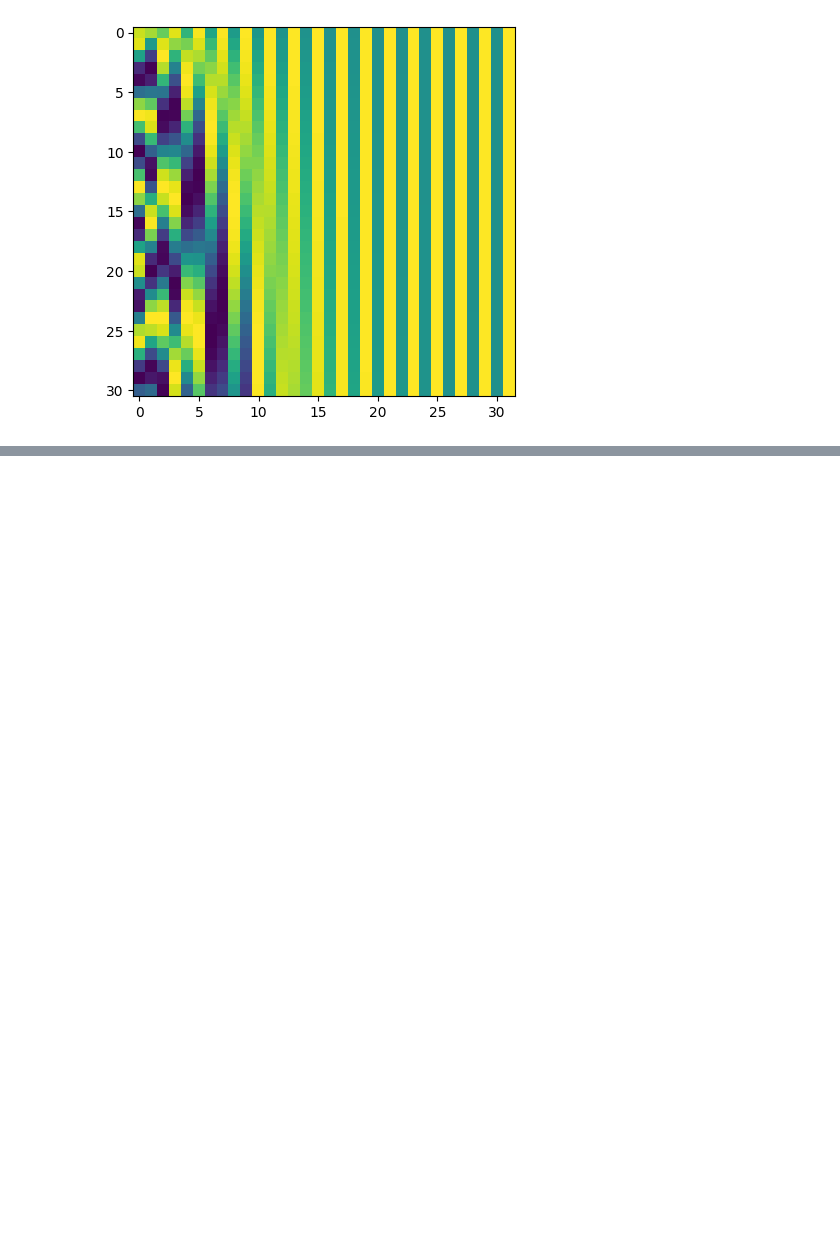
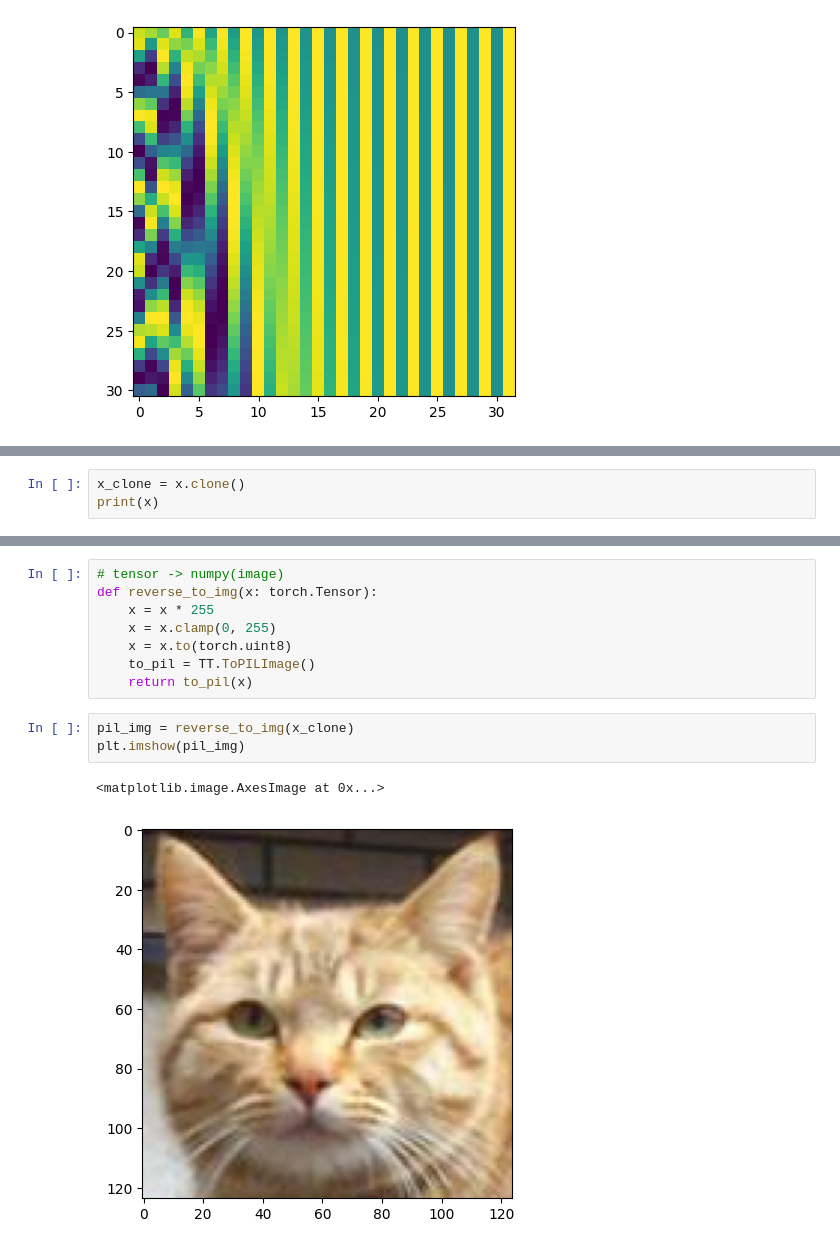
Before and after one commit to inoueshinichi/Book_ZeroDeepLearning5, a Jupyter notebook: diffusion.ipynb, the cells around one changed output, grey strips where cells are left out. Cells and saved outputs as stored; diff of their text form; blank space fills up the shorter version.

```diff
--- a/diffusion.ipynb
+++ b/diffusion.ipynb
@@ -140,0 +284,3 @@ plt.imshow(spe.numpy())
+# %%
+x_clone = x.clone()
+print(x)
@@ -140,0 +305,14 @@ plt.imshow(spe.numpy())
+# %%
+# tensor -> numpy(image)
+def reverse_to_img(x: torch.Tensor):
+    x = x * 255
+    x = x.clamp(0, 255)
+    x = x.to(torch.uint8)
+    to_pil = TT.ToPILImage()
+    return to_pil(x)
+# %%
+pil_img = reverse_to_img(x_clone)
+plt.imshow(pil_img)
+# %% [output]
+<matplotlib.image.AxesImage at 0x...>
+[figure, added]
```
Also changed, not shown: parts of 24 cells of this notebook, 1 other file.
